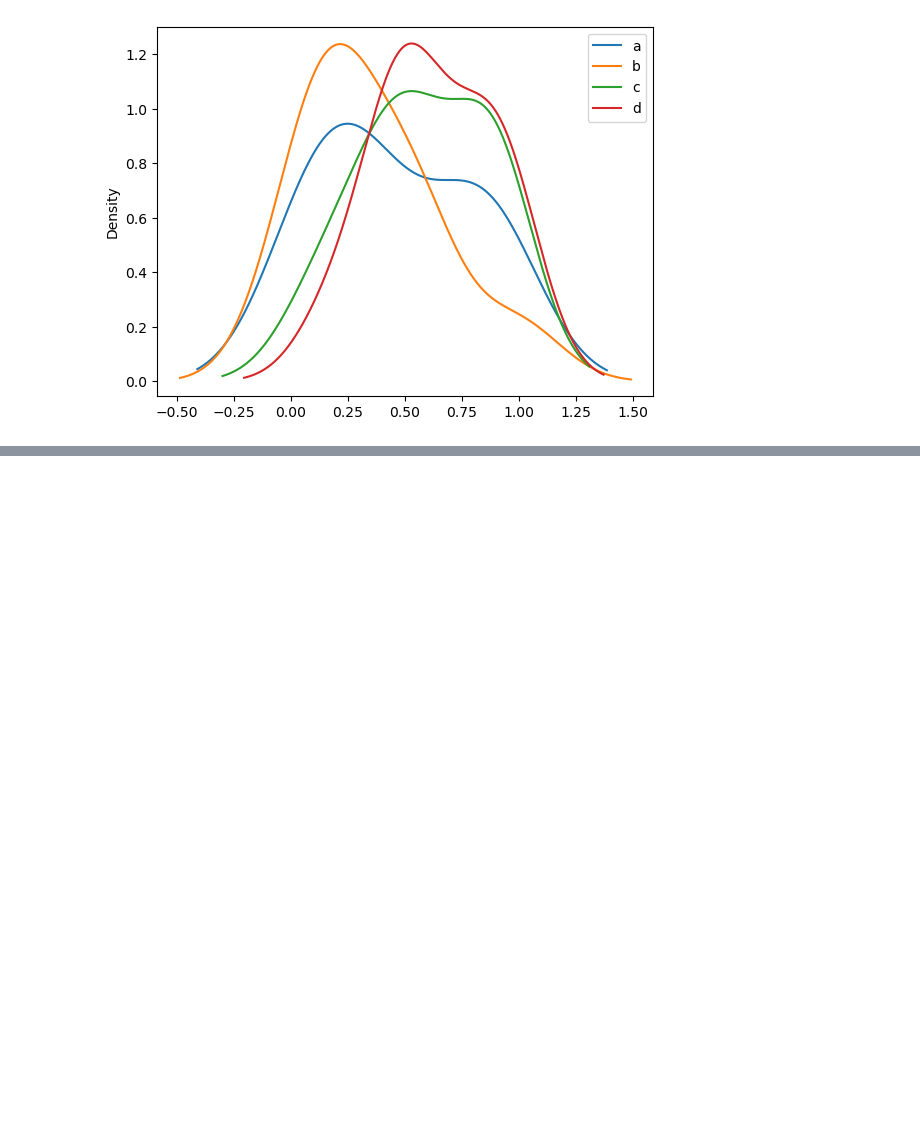
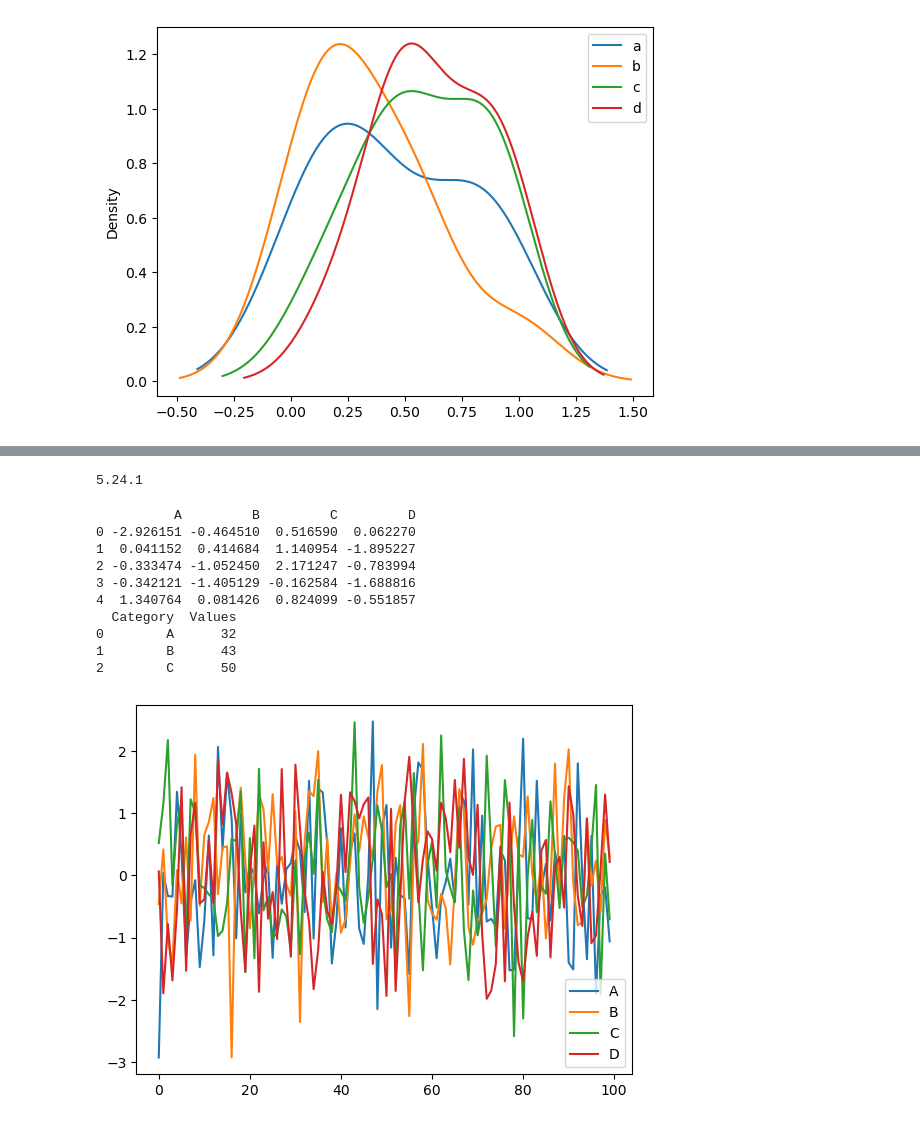
Before and after one commit to FarhanMS123/NeuralNetworkMemorandum, a Jupyter notebook: experiments/basic_python.ipynb, the cells around one changed output, grey strips where cells are left out. Cells and saved outputs as stored; diff of their text form; code cells hidden in the pictures; blank space fills up the shorter version.

```diff
--- a/experiments/basic_python.ipynb
+++ b/experiments/basic_python.ipynb
@@ -923,0 +955,50 @@ plt.show()
+# %%
+import pandas as pd
+import numpy as np
+import cufflinks as cf # need pip
+import matplotlib.pyplot as plt
+
+from plotly import __version__
+from plotly.offline import download_plotlyjs, init_notebook_mode, plot, iplot
+
+%matplotlib inline
+
+print(__version__)
+init_notebook_mode(connected=True)
+cf.go_offline()
+# %% [output]
+5.24.1
+# %%
+df = pd.DataFrame(np.random.randn(100,4), columns='A B C D'.split())
+df2 = pd.DataFrame({
+    'Category':['A', 'B', 'C'],
+    'Values':[32,43,50]
+})
+print(df.head())
+print(df2.head())
+
+df.plot()
+plt.show()
+
+df.iplot()
+# plt.show()
+
+df.iplot(kind='scatter', x='A', y='B', mode='markers', size=20)
+# plt.show()
+
+df.sum().iplot(kind='bar')
+
+df2.iplot(kind='bar', x='Category', y='Values')
+# plt.show()
+# %% [output]
+          A         B         C         D
+0 -2.926151 -0.464510  0.516590  0.062270
+1  0.041152  0.414684  1.140954 -1.895227
+2 -0.333474 -1.052450  2.171247 -0.783994
+3 -0.342121 -1.405129 -0.162584 -1.688816
+4  1.340764  0.081426  0.824099 -0.551857
+  Category  Values
+0        A      32
+1        B      43
+2        C      50
+[figure, added]
```
Also changed, not shown: parts of 5 cells of this notebook.
